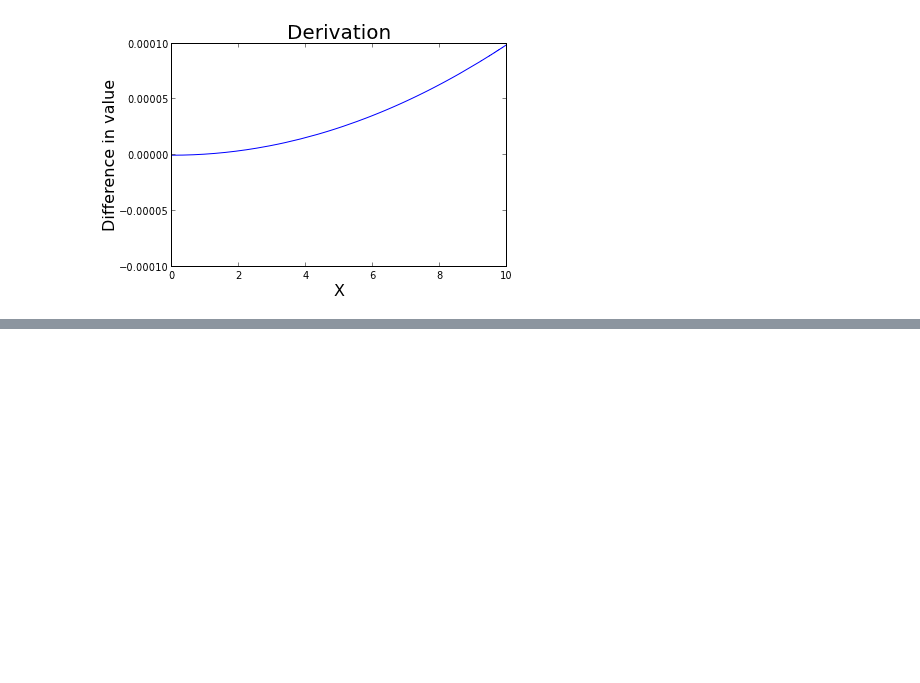
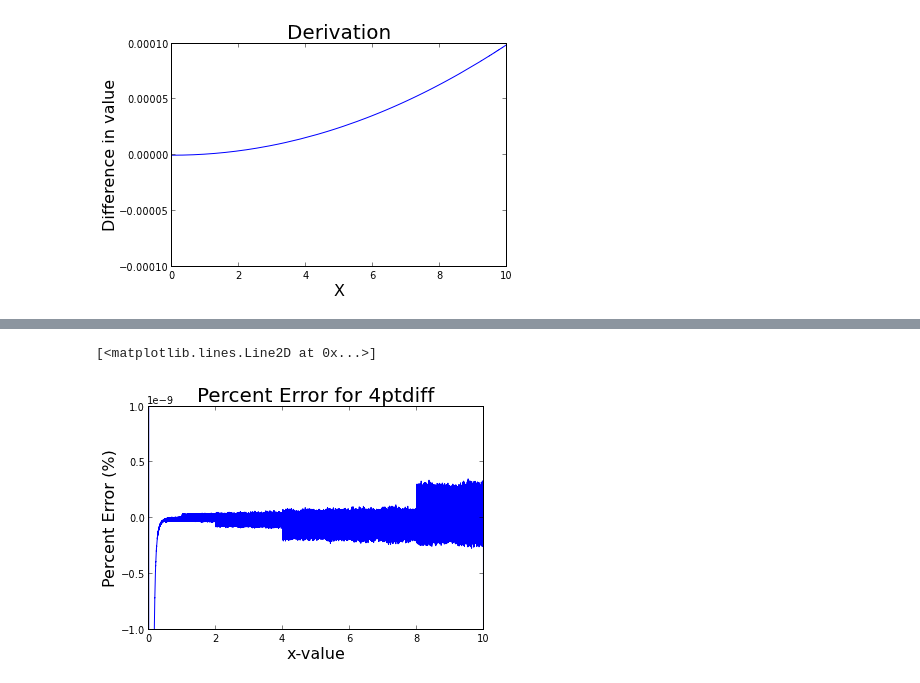
Before and after one commit to gjing/PHYS202-S13, a Jupyter notebook: Week4/InterpAndDiffEx3.ipynb, the cells around one changed output, grey strips where cells are left out. Saved outputs shown, nothing was run; the diff lists cells and outputs as text; code cells hidden in the pictures; blank space fills up the shorter version.

```diff
--- a/Week4/InterpAndDiffEx3.ipynb
+++ b/Week4/InterpAndDiffEx3.ipynb
@@ -182,0 +208,24 @@ plot(x,y)
+# %%
+def fourPtFiniteDiff(x,y):
+      """Returns derivative of y with respect to x with the four point method"""
+      dydx = zeros(y.shape, float)
+      dydx[2:-2] = (y[0:-4]-(8*y[1:-3])+(8*y[3:-1])-y[4:])/(12*(x[3]-x[2]))
+      dydx[0] = (y[1]-y[0])/(x[1]-x[0])
+      dydx[1] = (y[2]-y[1])/(x[2]-x[1])
+      dydx[-2] = (y[-2]-y[-3])/(x[-2]-x[-3])
+      dydx[-1] = (y[-1]-y[-2])/(x[-1]-x[-2])
+      return dydx
+# %%
+x = arange(0,10.,0.000315)
+y = x**5
+z = fourPtFiniteDiff(x,y)
+w = 5*(x**4)
+q = z-w
+title("Percent Error for 4ptdiff", fontsize = 20)
+xlabel("x-value", fontsize = 16)
+ylabel("Percent Error (%)", fontsize = 16)
+ylim(-.000000001,.000000001)
+plot(x, 100*(q/w))
+# %% [output]
+[<matplotlib.lines.Line2D at 0x...>]
+[figure, added]
```
Also changed, not shown: parts of 13 cells of this notebook, 1 other file.
